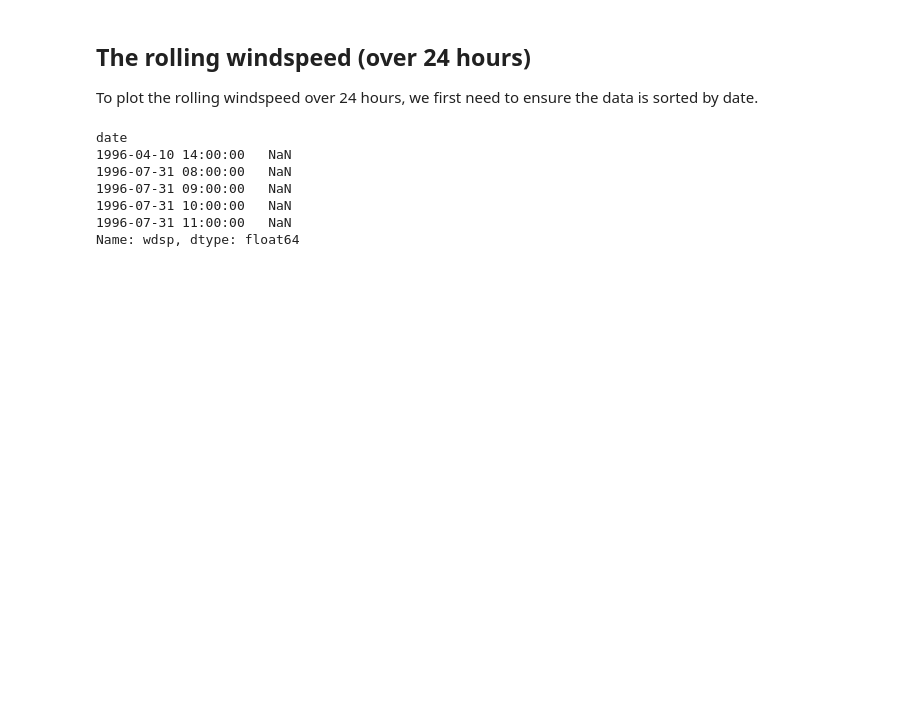
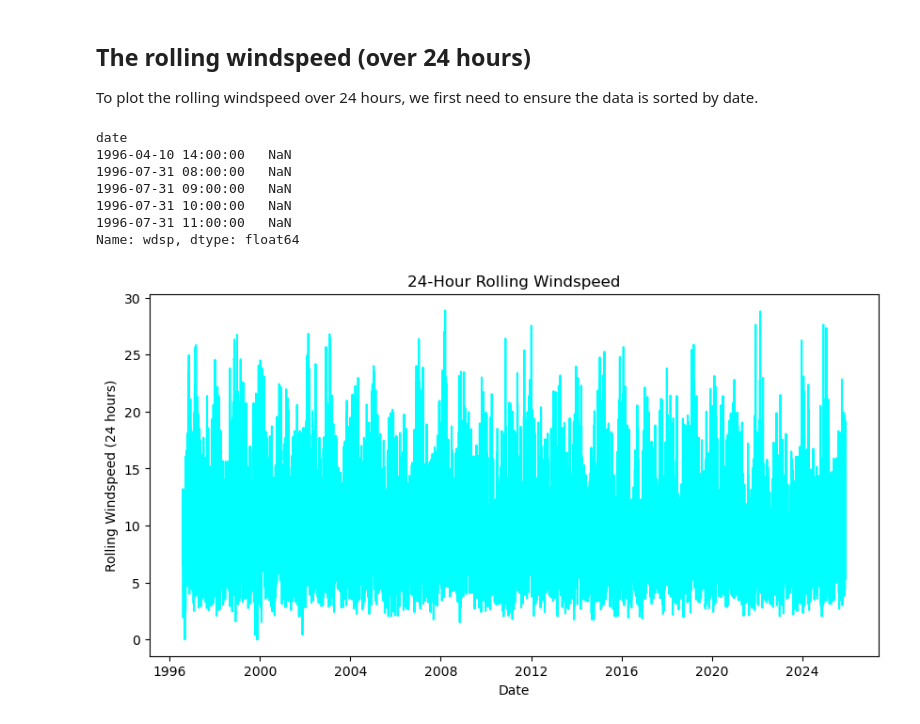
Before and after one commit to tanyasanjuan/pfda-assignments, a Jupyter notebook: Week06/assignment_6_weather.ipynb, the cells around one changed output. Saved outputs shown, nothing was run; the diff lists cells and outputs as text; code cells hidden in the pictures; blank space fills up the shorter version.

Commit message:
plot rolling windspeed - 24 hours

```diff
--- a/Week06/assignment_6_weather.ipynb
+++ b/Week06/assignment_6_weather.ipynb
@@ -192,3 +192,13 @@ date
 1996-07-31 10:00:00   NaN
 1996-07-31 11:00:00   NaN
 Name: wdsp, dtype: float64
+# %%
+# plot rolling windspeed
+plt.figure(figsize=(10, 5))
+plt.plot(rolling_windspeed.index, rolling_windspeed, color='cyan')
+plt.xlabel('Date')
+plt.ylabel('Rolling Windspeed (24 hours)')
+plt.title('24-Hour Rolling Windspeed')
+plt.show()
+# %% [output]
+[figure, added]
```
